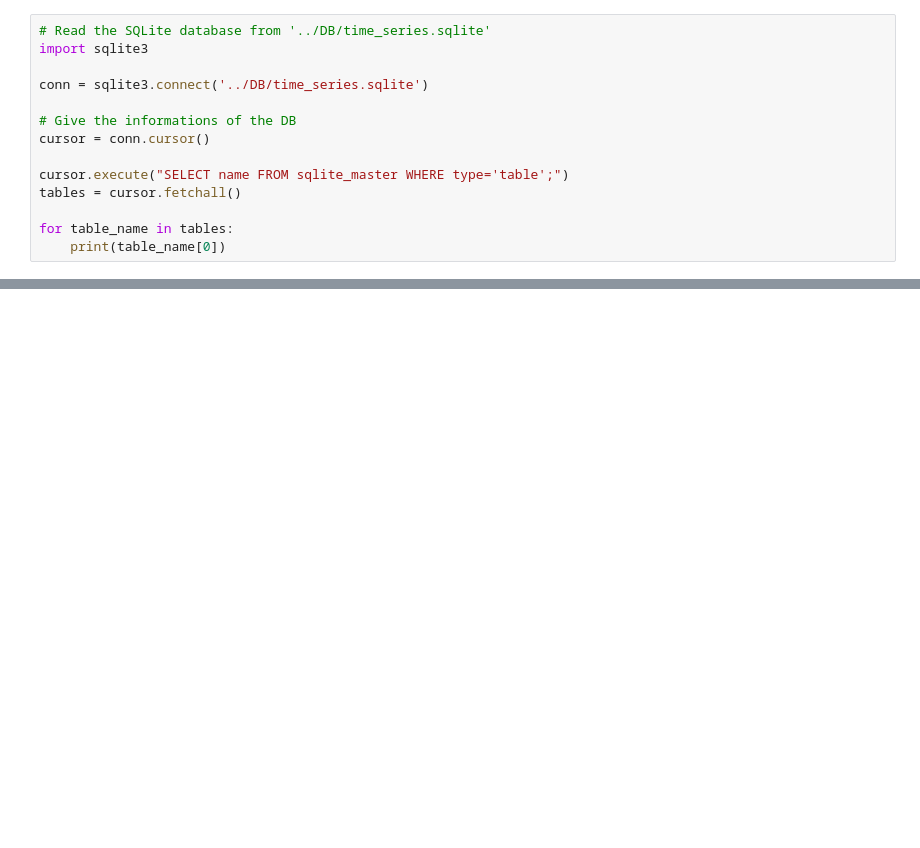
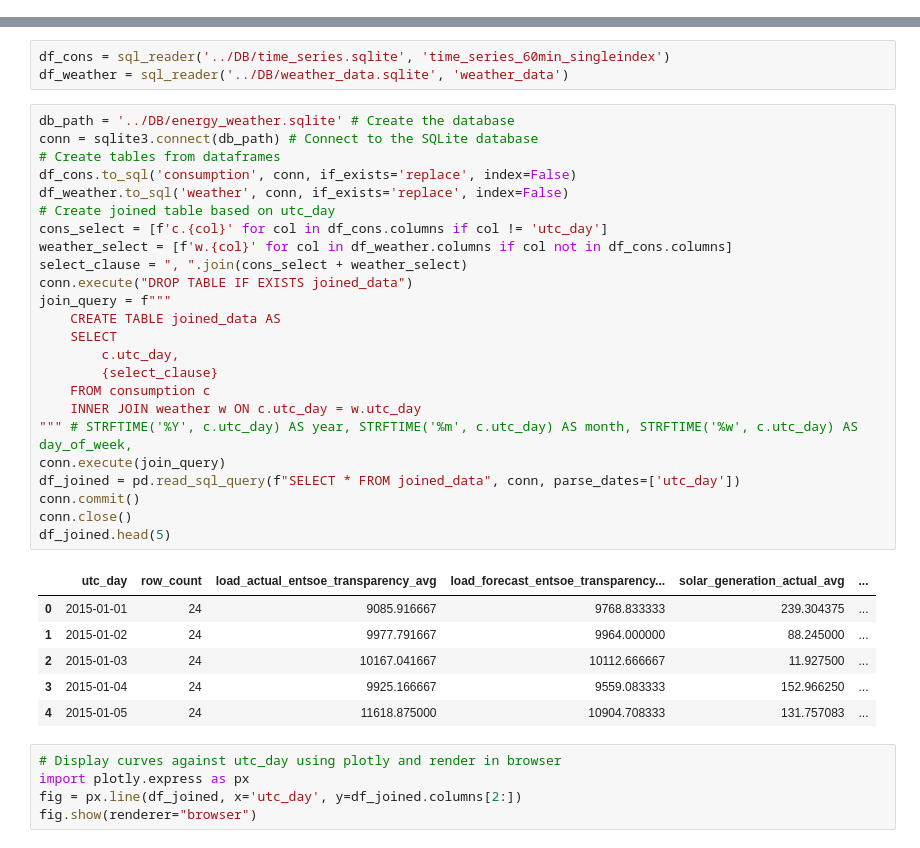
Before and after one commit to dimhanssens/learning_stuff, a Jupyter notebook: gpr.ipynb, the cells around one changed output, grey strips where cells are left out. Saved outputs shown, nothing was run; the diff lists cells and outputs as text; blank space fills up the shorter version.

```diff
--- a/gpr.ipynb
+++ b/gpr.ipynb
@@ -8,14 +12,0 @@ from sklearn.linear_model import LinearRegression
-# %%
-# Read the SQLite database from '../DB/time_series.sqlite'
-import sqlite3
-
-conn = sqlite3.connect('../DB/time_series.sqlite')
-
-# Give the informations of the DB
-cursor = conn.cursor()
-
-cursor.execute("SELECT name FROM sqlite_master WHERE type='table';")
-tables = cursor.fetchall()
-
-for table_name in tables:
-    print(table_name[0])
@@ -29,0 +67,39 @@ df_60min = pd.read_sql_query("SELECT * FROM time_series_60min_singleindex;", con
+# %%
+df_cons = sql_reader('../DB/time_series.sqlite', 'time_series_60min_singleindex')
+df_weather = sql_reader('../DB/weather_data.sqlite', 'weather_data')
+# %%
+db_path = '../DB/energy_weather.sqlite' # Create the database
+conn = sqlite3.connect(db_path) # Connect to the SQLite database
+# Create tables from dataframes
+df_cons.to_sql('consumption', conn, if_exists='replace', index=False)
+df_weather.to_sql('weather', conn, if_exists='replace', index=False)
+# Create joined table based on utc_day
+cons_select = [f'c.{col}' for col in df_cons.columns if col != 'utc_day']
+weather_select = [f'w.{col}' for col in df_weather.columns if col not in df_cons.columns]
+select_clause = ", ".join(cons_select + weather_select)
+conn.execute("DROP TABLE IF EXISTS joined_data")
+join_query = f"""
+    CREATE TABLE joined_data AS
+    SELECT
+        c.utc_day,
+        {select_clause}
+    FROM consumption c
+    INNER JOIN weather w ON c.utc_day = w.utc_day
+""" # STRFTIME('%Y', c.utc_day) AS year, STRFTIME('%m', c.utc_day) AS month, STRFTIME('%w', c.utc_day) AS day_of_week,
+conn.execute(join_query)
+df_joined = pd.read_sql_query(f"SELECT * FROM joined_data", conn, parse_dates=['utc_day'])
+conn.commit()
+conn.close()
+df_joined.head(5)
+# %% [output]
+|  | utc_day | row_count | load_actual_entsoe_transparency_avg | load_forecast_entsoe_transparency... | solar_generation_actual_avg | ... |
+| 0 | 2015-01-01 | 24 | 9085.916667 | 9768.833333 | 239.304375 | ... |
+| 1 | 2015-01-02 | 24 | 9977.791667 | 9964.000000 | 88.245000 | ... |
+| 2 | 2015-01-03 | 24 | 10167.041667 | 10112.666667 | 11.927500 | ... |
+| 3 | 2015-01-04 | 24 | 9925.166667 | 9559.083333 | 152.966250 | ... |
+| 4 | 2015-01-05 | 24 | 11618.875000 | 10904.708333 | 131.757083 | ... |
+# %%
+# Display curves against utc_day using plotly and render in browser
+import plotly.express as px
+fig = px.line(df_joined, x='utc_day', y=df_joined.columns[2:])
+fig.show(renderer="browser")
```
Also changed, not shown: parts of 5 cells of this notebook, 2 other files.
